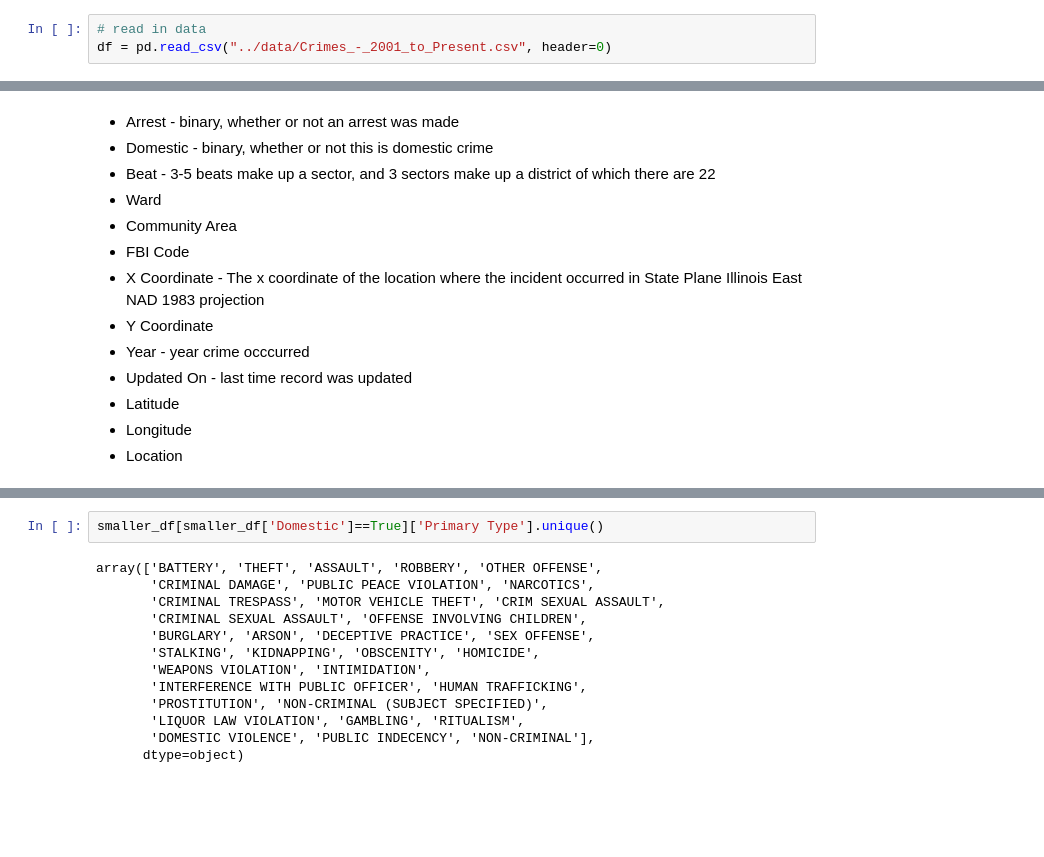
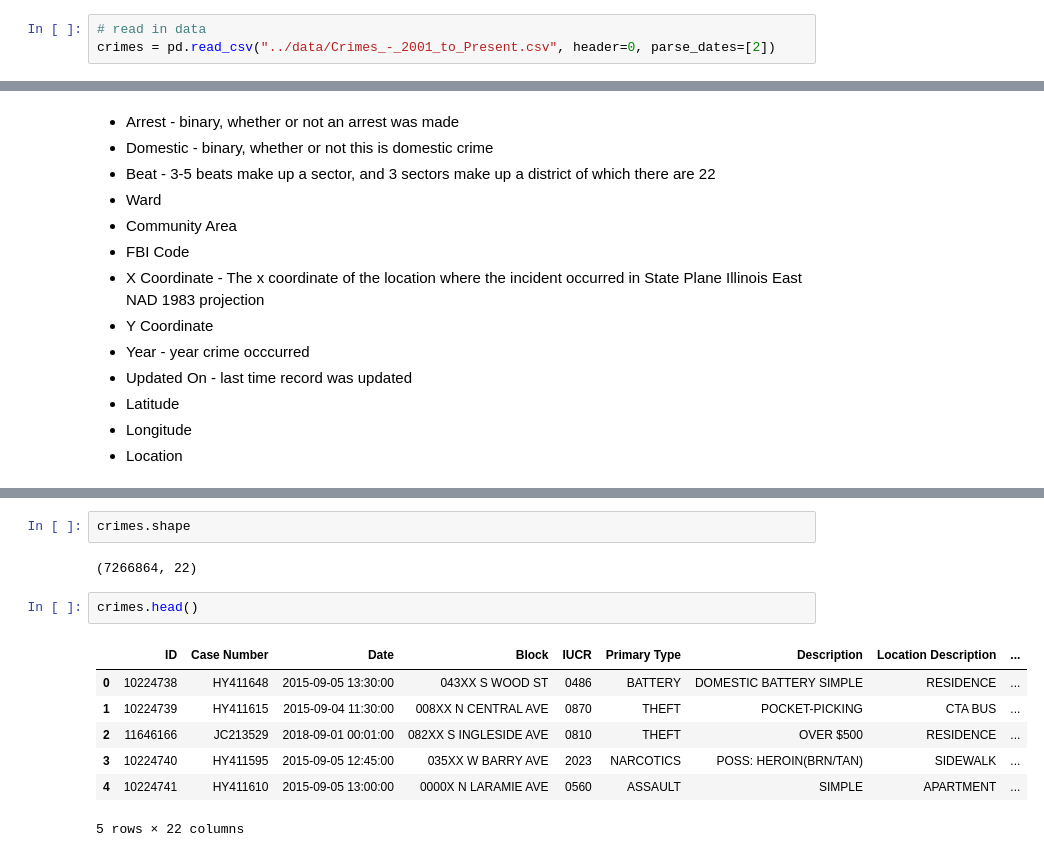
Before and after one commit to ruthcaswellsmith/Capstone---City-of-Chicago-Crime-Time-Series-Analysis, a Jupyter notebook: notebooks/Capstone - City of Chicago Crime - Data Wrangling.ipynb, the cells around one changed output, grey strips where cells are left out. Cells and saved outputs as stored; diff of their text form; blank space fills up the shorter version.

```diff
--- a/notebooks/Capstone - City of Chicago Crime - Data Wrangling.ipynb
+++ b/notebooks/Capstone - City of Chicago Crime - Data Wrangling.ipynb
@@ -10,3 +16,3 @@ import pandas as pd
 # %%
 # read in data
-df = pd.read_csv("../data/Crimes_-_2001_to_Present.csv", header=0)
+crimes = pd.read_csv("../data/Crimes_-_2001_to_Present.csv", header=0, parse_dates=[2])
@@ -200,15 +53,14 @@ array(['BATTERY', 'THEFT', 'NARCOTICS', 'ASSAULT', 'BURGLARY', 'ROBBERY',
-# %%
-smaller_df[smaller_df['Domestic']==True]['Primary Type'].unique()
-# %% [output]
-array(['BATTERY', 'THEFT', 'ASSAULT', 'ROBBERY', 'OTHER OFFENSE',
-       'CRIMINAL DAMAGE', 'PUBLIC PEACE VIOLATION', 'NARCOTICS',
-       'CRIMINAL TRESPASS', 'MOTOR VEHICLE THEFT', 'CRIM SEXUAL ASSAULT',
-       'CRIMINAL SEXUAL ASSAULT', 'OFFENSE INVOLVING CHILDREN',
-       'BURGLARY', 'ARSON', 'DECEPTIVE PRACTICE', 'SEX OFFENSE',
-       'STALKING', 'KIDNAPPING', 'OBSCENITY', 'HOMICIDE',
-       'WEAPONS VIOLATION', 'INTIMIDATION',
-       'INTERFERENCE WITH PUBLIC OFFICER', 'HUMAN TRAFFICKING',
-       'PROSTITUTION', 'NON-CRIMINAL (SUBJECT SPECIFIED)',
-       'LIQUOR LAW VIOLATION', 'GAMBLING', 'RITUALISM',
-       'DOMESTIC VIOLENCE', 'PUBLIC INDECENCY', 'NON-CRIMINAL'],
-      dtype=object)
+# %%
+crimes.shape
+# %% [output]
+(7266864, 22)
+# %%
+crimes.head()
+# %% [output]
+|  | ID | Case Number | Date | Block | IUCR | Primary Type | Description | Location Description | ... |
+| 0 | 10224738 | HY411648 | 2015-09-05 13:30:00 | 043XX S WOOD ST | 0486 | BATTERY | DOMESTIC BATTERY SIMPLE | RESIDENCE | ... |
+| 1 | 10224739 | HY411615 | 2015-09-04 11:30:00 | 008XX N CENTRAL AVE | 0870 | THEFT | POCKET-PICKING | CTA BUS | ... |
+| 2 | 11646166 | JC213529 | 2018-09-01 00:01:00 | 082XX S INGLESIDE AVE | 0810 | THEFT | OVER $500 | RESIDENCE | ... |
+| 3 | 10224740 | HY411595 | 2015-09-05 12:45:00 | 035XX W BARRY AVE | 2023 | NARCOTICS | POSS: HEROIN(BRN/TAN) | SIDEWALK | ... |
+| 4 | 10224741 | HY411610 | 2015-09-05 13:00:00 | 0000X N LARAMIE AVE | 0560 | ASSAULT | SIMPLE | APARTMENT | ... |
+5 rows × 22 columns
```
Also changed, not shown: parts of 71 cells of this notebook, 2 other files.
